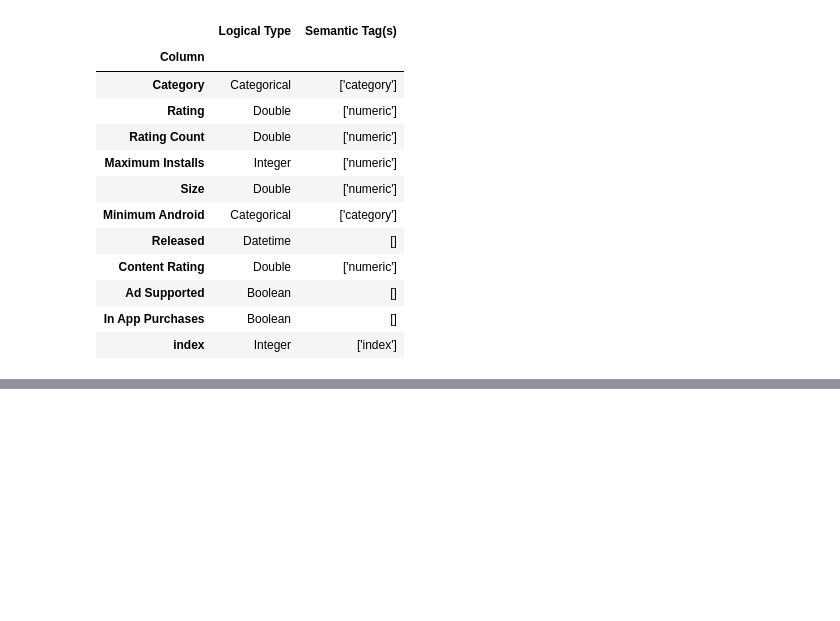
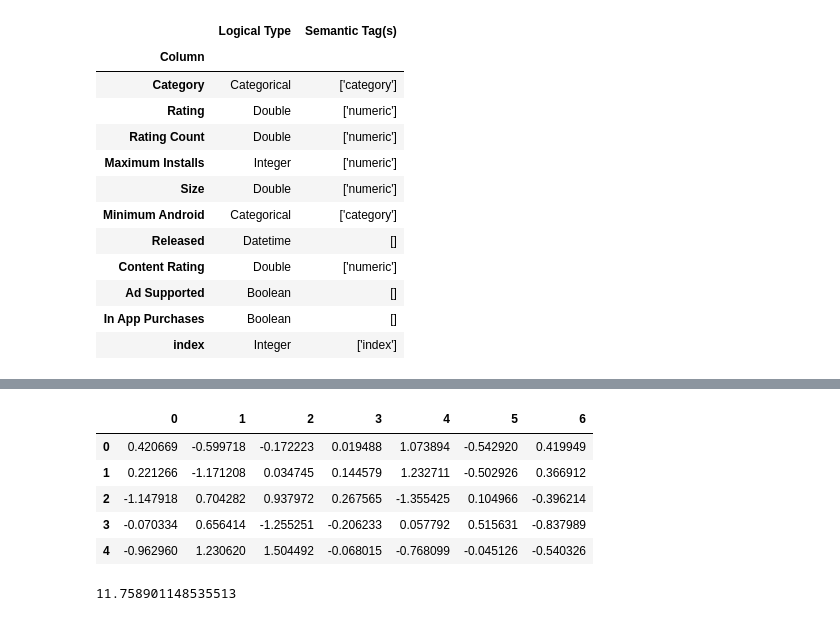
Before and after one commit to agtmwebtoon/automl-data-science, a Jupyter notebook: preprocessing.ipynb, the cells around one changed output, grey strips where cells are left out. Cells and saved outputs as stored; diff of their text form; code cells hidden in the pictures; blank space fills up the shorter version.

Commit message:
detail: Integrate reduction and regression Add Feature reduction Add Linear Regression Add KNN Regression

```diff
--- a/preprocessing.ipynb
+++ b/preprocessing.ipynb
@@ -221,0 +239,14 @@ df
+# %%
+X = StandardScaler().fit_transform(X)
+
+pca = PCA(n_components=7) # 주성분을 몇개로 할지 결정
+principalComponents = pca.fit_transform(X)
+principalDf = pd.DataFrame(data=principalComponents)
+principalDf.head()
+# %% [output]
+|  | 0 | 1 | 2 | 3 | 4 | 5 | 6 |
+| 0 | 0.420669 | -0.599718 | -0.172223 | 0.019488 | 1.073894 | -0.542920 | 0.419949 |
+| 1 | 0.221266 | -1.171208 | 0.034745 | 0.144579 | 1.232711 | -0.502926 | 0.366912 |
+| 2 | -1.147918 | 0.704282 | 0.937972 | 0.267565 | -1.355425 | 0.104966 | -0.396214 |
+| 3 | -0.070334 | 0.656414 | -1.255251 | -0.206233 | 0.057792 | 0.515631 | -0.837989 |
+| 4 | -0.962960 | 1.230620 | 1.504492 | -0.068015 | -0.768099 | -0.045126 | -0.540326 |
@@ -221,0 +257,8 @@ df
+# %%
+reg = LinearRegression()
+reg.fit(X_train, y_train)
+
+y_predict_test = reg.predict(X_test)
+print(log10(mean_squared_error(y_test, y_predict_test)))
+# %% [output]
+11.758901148535513
```
Also changed, not shown: parts of 11 cells of this notebook.
